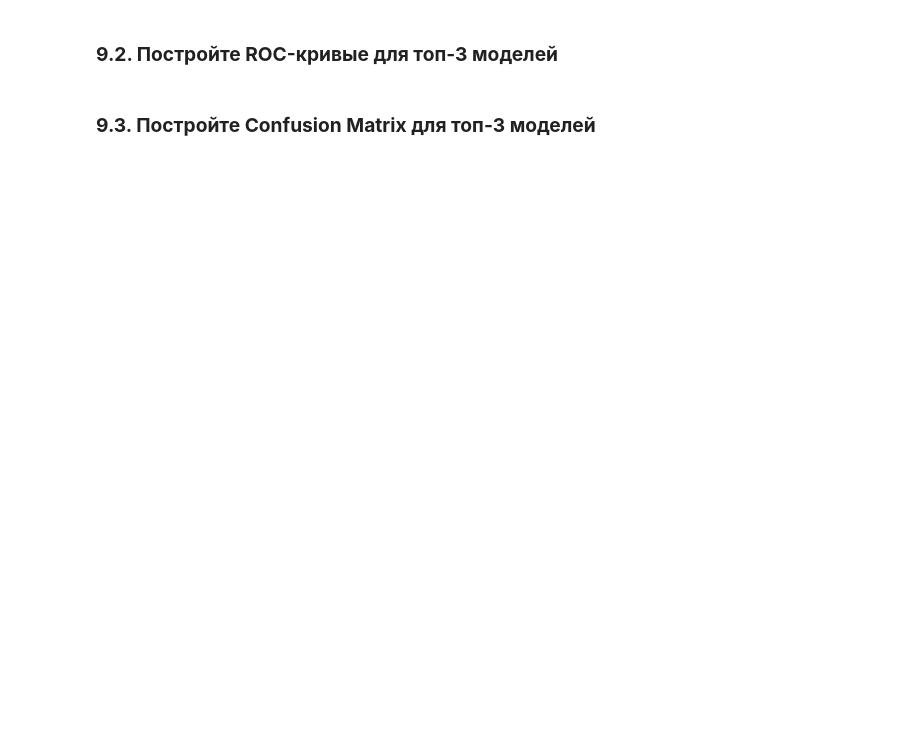
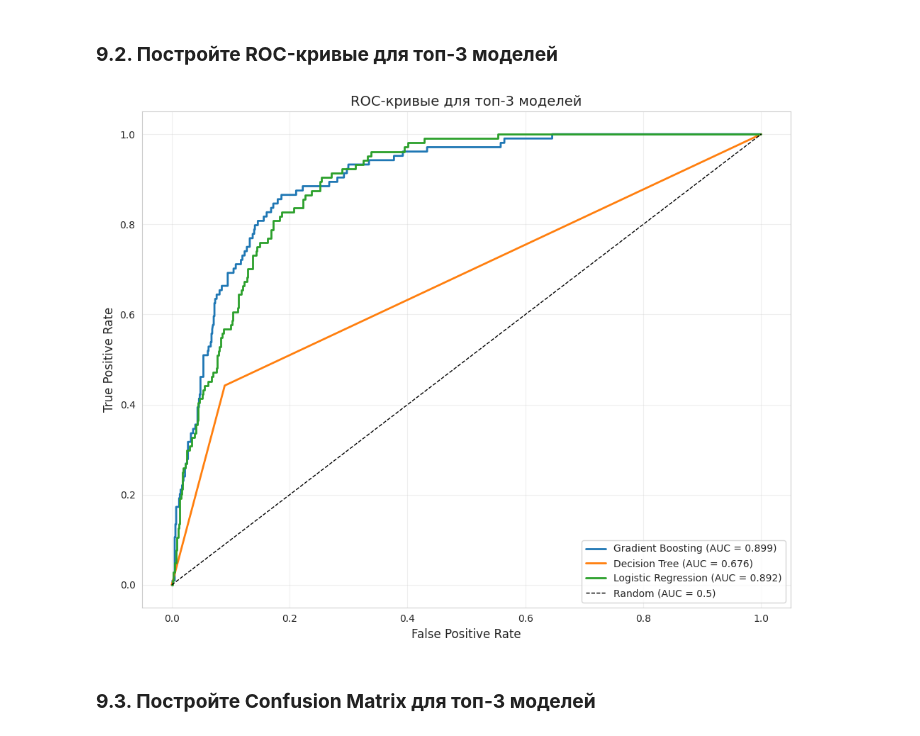
Before and after one commit to GDVevo/ml_uni, a Jupyter notebook: Практическая_работа_№10_Разведочный_анализ,_предобработка_данных_и_обучение_моделей_классификации.ipynb, the cells around one changed output. Saved outputs shown, nothing was run; the diff lists cells and outputs as text; code cells hidden in the pictures; blank space fills up the shorter version.

```diff
--- a/Практическая_работа_№10_Разведочный_анализ,_предобработка_данных_и_обучение_моделей_классификации.ipynb
+++ b/Практическая_работа_№10_Разведочный_анализ,_предобработка_данных_и_обучение_моделей_классификации.ipynb
@@ -802,0 +851,19 @@ print(df_fe[['was_contacted', 'has_positive_balance', 'job_unknown', 'education_
+# %%
+df_fe2 = df_fe.copy()
+
+# 2. Положительный баланс (повтор)
+
+# 3. One-Hot Encoding
+df_fe2 = pd.get_dummies(df_fe, columns=['job', 'marital', 'education', 'contact', 'default', 'housing', 'loan', 'month', 'poutcome'], drop_first=True)
+
+# 1.
+df_fe2['poutcome_unknown'] = bank['poutcome'].isna().astype(int)
+
+# 4. Был ли клиент контактирован ранее (pdays != -1) (повтор)
+# 5. Первый ли контакт с клиентом (previous = 0)
+df_fe2['first_contact'] = (bank['previous'] == 0).astype(int)
+
+print("Созданные признаки:")
+display(df_fe2.columns.difference(df_fe.columns).tolist()) # для удобства выводим такой командой, ибо от get_dummies создается много столбцов
+
+df_fe = df_fe2.copy()
@@ -926,10 +1110,10 @@ print(f"Стало признаков: {df_encoded.shape[1]}")
 # %% [markdown]
 ### ****8.2. Подготовьте финальный набор признаков****
 # %%
-# Удаляем целевые переменные и служебные столбцы
+# # Удаляем целевые переменные и служебные столбцы
 cols_to_drop = ['y', 'target']
-X_final = df_encoded.drop(columns=cols_to_drop)
-y_final = df_encoded['target']
+X_final = df_fe.drop(columns=cols_to_drop)
+y_final = df_fe['target']
 
 print(f"Финальный размер X: {X_final.shape}")
 print(f"Количество признаков: {X_final.shape[1]}")
@@ -945,11 +1132,11 @@ comparison_results_extended = []
 for name, model in models.items():
     # Создаём новый экземпляр модели
     if name == 'Logistic Regression':
-        model = LogisticRegression(max_iter=1000, random_state=42)
+        model = LogisticRegression(max_iter=1000, random_state=42, n_jobs=-1)
     elif name == 'Decision Tree':
         model = DecisionTreeClassifier(random_state=42)
     elif name == 'Random Forest':
-        model = RandomForestClassifier(n_estimators=100, random_state=42)
+        model = RandomForestClassifier(n_estimators=100, random_state=42, n_jobs=-1)
     elif name == 'Gradient Boosting':
         model = GradientBoostingClassifier(random_state=42)
     elif name == 'AdaBoost':
@@ -957,13 +1144,13 @@ for name, model in models.items():
     elif name == 'SVM':
         model = SVC(probability=True, random_state=42)
     elif name == 'KNN':
-        model = KNeighborsClassifier()
+        model = KNeighborsClassifier(n_jobs=-1)
     elif name == 'Naive Bayes':
         model = GaussianNB()
 
     results, _, _, _ = evaluate_model_advanced(model, X_final, y_final, name)
     comparison_results_extended.append(results)
-    print(f"{name:25} | Accuracy: {results['accuracy']:.4f} | F1: {results['f1']:.4f} | ROC-AUC: {results['roc_auc']:.4f if results['roc_auc'] else 'N/A'}")
+    print(f"{name:25} | Accuracy: {results['accuracy']:.4f} | F1: {results['f1']:.4f} | ROC-AUC: ", f"{res['roc_auc']:.4f}" if res['roc_auc'] else 'N/A')
 
 print("=" * 70)
 
@@ -1006,9 +1218,9 @@ X_test_scaled = scaler.transform(X_test)
 top_3_model_objects = {}
 for name in top_3_models:
     if name == 'Logistic Regression':
-        top_3_model_objects[name] = LogisticRegression(max_iter=1000, random_state=42)
+        top_3_model_objects[name] = LogisticRegression(max_iter=1000, random_state=42, n_jobs=-1)
     elif name == 'Random Forest':
-        top_3_model_objects[name] = RandomForestClassifier(n_estimators=100, random_state=42)
+        top_3_model_objects[name] = RandomForestClassifier(n_estimators=100, random_state=42, n_jobs=-1)
     elif name == 'Gradient Boosting':
         top_3_model_objects[name] = GradientBoostingClassifier(random_state=42)
     elif name == 'AdaBoost':
@@ -1017,35 +1229,37 @@ for name in top_3_models:
         top_3_model_objects[name] = DecisionTreeClassifier(random_state=42)
     elif name == 'SVM':
         top_3_model_objects[name] = SVC(probability=True, random_state=42)
     elif name == 'KNN':
-        top_3_model_objects[name] = KNeighborsClassifier()
+        top_3_model_objects[name] = KNeighborsClassifier(n_jobs=-1)
     elif name == 'Naive Bayes':
-        top_3_model_objects[name] = GaussianNB()
+        top_3_model_objects[name] = GaussianNB(n_jobs=-1)
 
 # Построение ROC-кривых
 plt.figure(figsize=(10, 8))
 
 for name, model in top_3_model_objects.items():
     model.fit(X_train_scaled, y_train)
 
     if hasattr(model, 'predict_proba'):
         y_proba = model.predict_proba(X_test_scaled)[:, 1]
     else:
         y_proba = model.decision_function(X_test_scaled)
 
     fpr, tpr, _ = roc_curve(y_test, y_proba)
     roc_auc = auc(fpr, tpr)
 
     plt.plot(fpr, tpr, linewidth=2, label=f'{name} (AUC = {roc_auc:.3f})')
 
 plt.plot([0, 1], [0, 1], 'k--', linewidth=1, label='Random (AUC = 0.5)')
 plt.xlabel('False Positive Rate', fontsize=12)
 plt.ylabel('True Positive Rate', fontsize=12)
 plt.title('ROC-кривые для топ-3 моделей', fontsize=14)
 plt.legend(loc='lower right', fontsize=10)
 plt.grid(True, alpha=0.3)
 plt.tight_layout()
 plt.show()
+# %% [output]
+[figure, added]
 # %% [markdown]
 ### ****9.3. Постройте Confusion Matrix для топ-3 моделей****
 # %%
```
Also changed, not shown: parts of 33 cells of this notebook.
